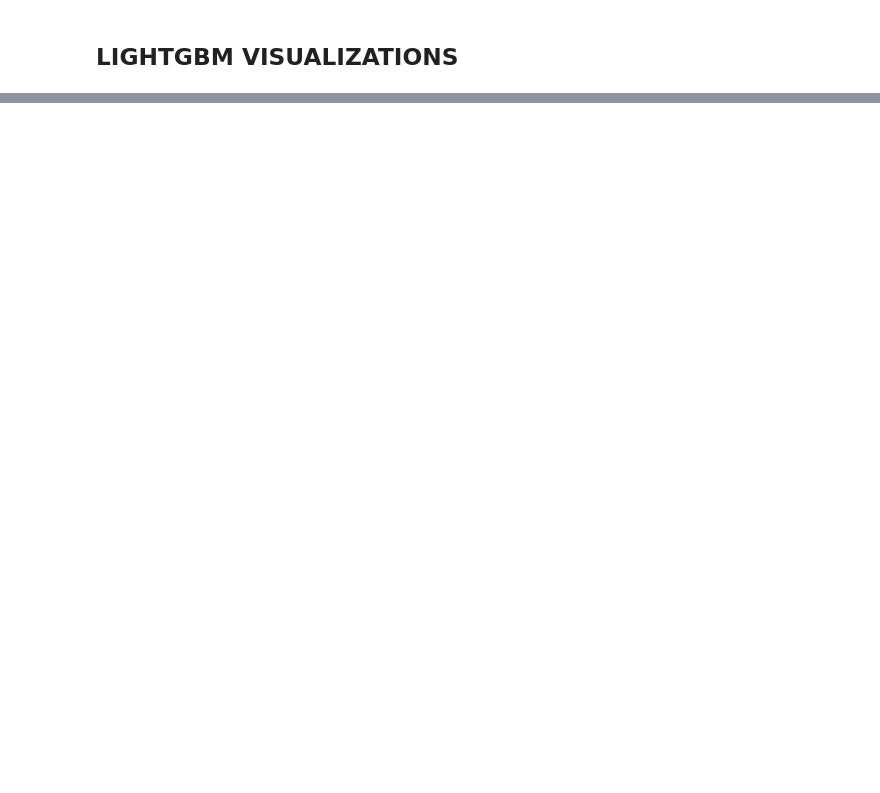
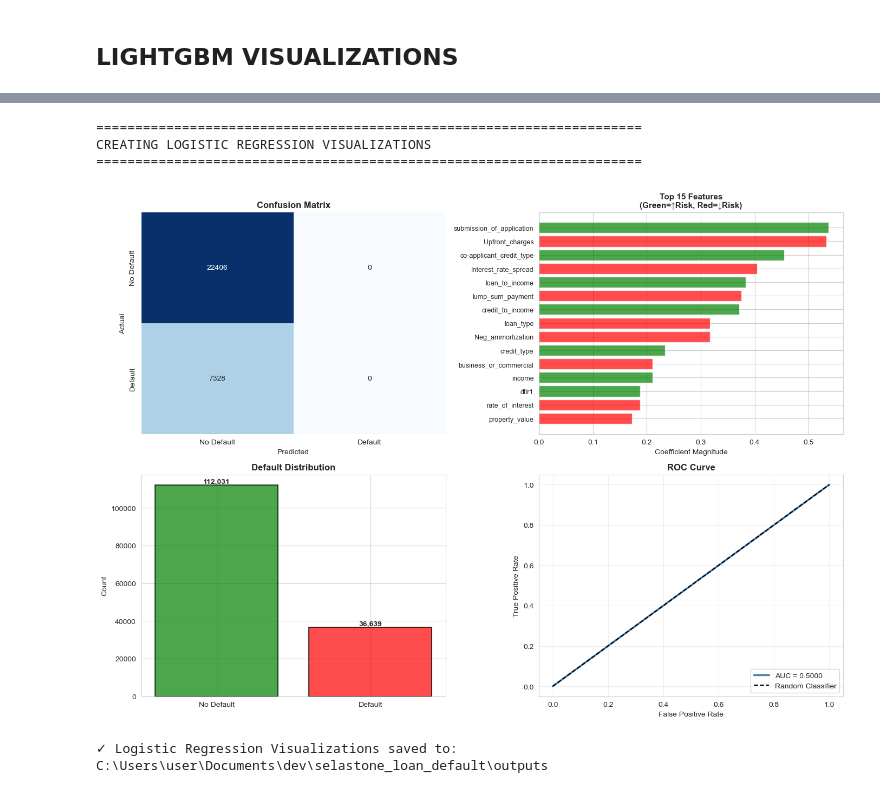
Before and after one commit to ogonkem/selastone-loan-default-prediction-ML, a Jupyter notebook: Data-Driven Loan Default Prediction.ipynb, the cells around one changed output, grey strips where cells are left out. Saved outputs shown, nothing was run; the diff lists cells and outputs as text; code cells hidden in the pictures; blank space fills up the shorter version.

Commit message:
logistic and lightgbm models

```diff
--- a/Data-Driven Loan Default Prediction.ipynb
+++ b/Data-Driven Loan Default Prediction.ipynb
@@ -859,0 +895,20 @@ Performance:
+# %%
+print("\n" + "="*70)
+print("HANDLE CLASS IMBALANCE (SMOTE)")
+print("="*70)
+
+# smote = SMOTE(random_state=42, k_neighbors=5)
+smote = SMOTE(
+    k_neighbors=3,        # Default is 5, try 3 for sparse regions
+    sampling_strategy=0.8, # 0.8 instead of 1.0 (keep some imbalance)
+    random_state=42
+)
+X_train_balanced, y_train_balanced = smote.fit_resample(X_train_scaled, y_train)
+
+print(f"Before SMOTE:")
+print(f"  Shape: {X_train_scaled.shape}")
+print(f"  Defaults: {y_train.sum():,} ({y_train.mean():.2%})")
+
+print(f"\nAfter SMOTE:")
+print(f"  Shape: {X_train_balanced.shape}")
+print(f"  Defaults: {y_train_balanced.sum():,} ({y_train_balanced.mean():.2%})")
@@ -859,0 +1059,60 @@ Performance:
+# %%
+print("\n" + "="*70)
+print("CREATING LOGISTIC REGRESSION VISUALIZATIONS")
+print("="*70)
+
+fig, axes = plt.subplots(2, 2, figsize=(14, 10))
+
+# 1. Confusion Matrix
+sns.heatmap(cm, annot=True, fmt='d', cmap='Blues', ax=axes[0, 0],
+            xticklabels=['No Default', 'Default'],
+            yticklabels=['No Default', 'Default'], cbar=False)
+axes[0, 0].set_title('Confusion Matrix', fontsize=12, fontweight='bold')
+axes[0, 0].set_ylabel('Actual')
+axes[0, 0].set_xlabel('Predicted')
+
+# 2. Feature Coefficients (LOGISTIC REGRESSION SPECIFIC)
+coefficients = np.abs(lr_model.coef_[0])  # Absolute value for importance
+top_n = 15
+top_idx = np.argsort(coefficients)[-top_n:]
+colors = ['green' if lr_model.coef_[0][i] > 0 else 'red' for i in top_idx]
+axes[0, 1].barh(range(len(top_idx)), coefficients[top_idx], color=colors, alpha=0.7)
+axes[0, 1].set_yticks(range(len(top_idx)))
+axes[0, 1].set_yticklabels([feature_names[i] for i in top_idx], fontsize=9)
+axes[0, 1].set_xlabel('Coefficient Magnitude')
+axes[0, 1].set_title(f'Top {top_n} Features\n(Green=↑Risk, Red=↓Risk)', fontsize=11, fontweight='bold')
+axes[0, 1].axvline(x=0, color='black', linestyle='-', linewidth=0.8)
+
+# 3. Default Distribution
+default_counts = y.value_counts()
+axes[1, 0].bar(['No Default', 'Default'], [default_counts[0], default_counts[1]],
+               color=['green', 'red'], alpha=0.7, edgecolor='black', linewidth=1.5)
+axes[1, 0].set_title('Default Distribution', fontsize=12, fontweight='bold')
+axes[1, 0].set_ylabel('Count')
+for i, v in enumerate([default_counts[0], default_counts[1]]):
+    axes[1, 0].text(i, v + 1000, f'{v:,}', ha='center', fontweight='bold')
+
+# 4. ROC Curve
+fpr, tpr, _ = roc_curve(y_test, y_test_pred_proba)
+axes[1, 1].plot(fpr, tpr, linewidth=2.5, label=f'AUC = {test_auc:.4f}', color='steelblue')
+axes[1, 1].plot([0, 1], [0, 1], 'k--', linewidth=1.5, label='Random Classifier')
+axes[1, 1].set_xlabel('False Positive Rate')
+axes[1, 1].set_ylabel('True Positive Rate')
+axes[1, 1].set_title('ROC Curve', fontsize=12, fontweight='bold')
+axes[1, 1].legend(loc='lower right')
+axes[1, 1].grid(True, alpha=0.3)
+
+# Save the plot
+output_path = r"C:\Users\user\Documents\dev\selastone_loan_default\outputs"
+os.makedirs(output_path, exist_ok=True)
+
+plt.tight_layout()
+plt.savefig(os.path.join(output_path, 'logistic_regression_results.png'), dpi=100, bbox_inches='tight')
+plt.show()
+print(f"✓ Logistic Regression Visualizations saved to: {output_path}")
+# %% [output]
+======================================================================
+CREATING LOGISTIC REGRESSION VISUALIZATIONS
+======================================================================
+[figure, added]
+✓ Logistic Regression Visualizations saved to: C:\Users\user\Documents\dev\selastone_loan_default\outputs
```
Also changed, not shown: parts of 12 cells of this notebook, 3 other files.
